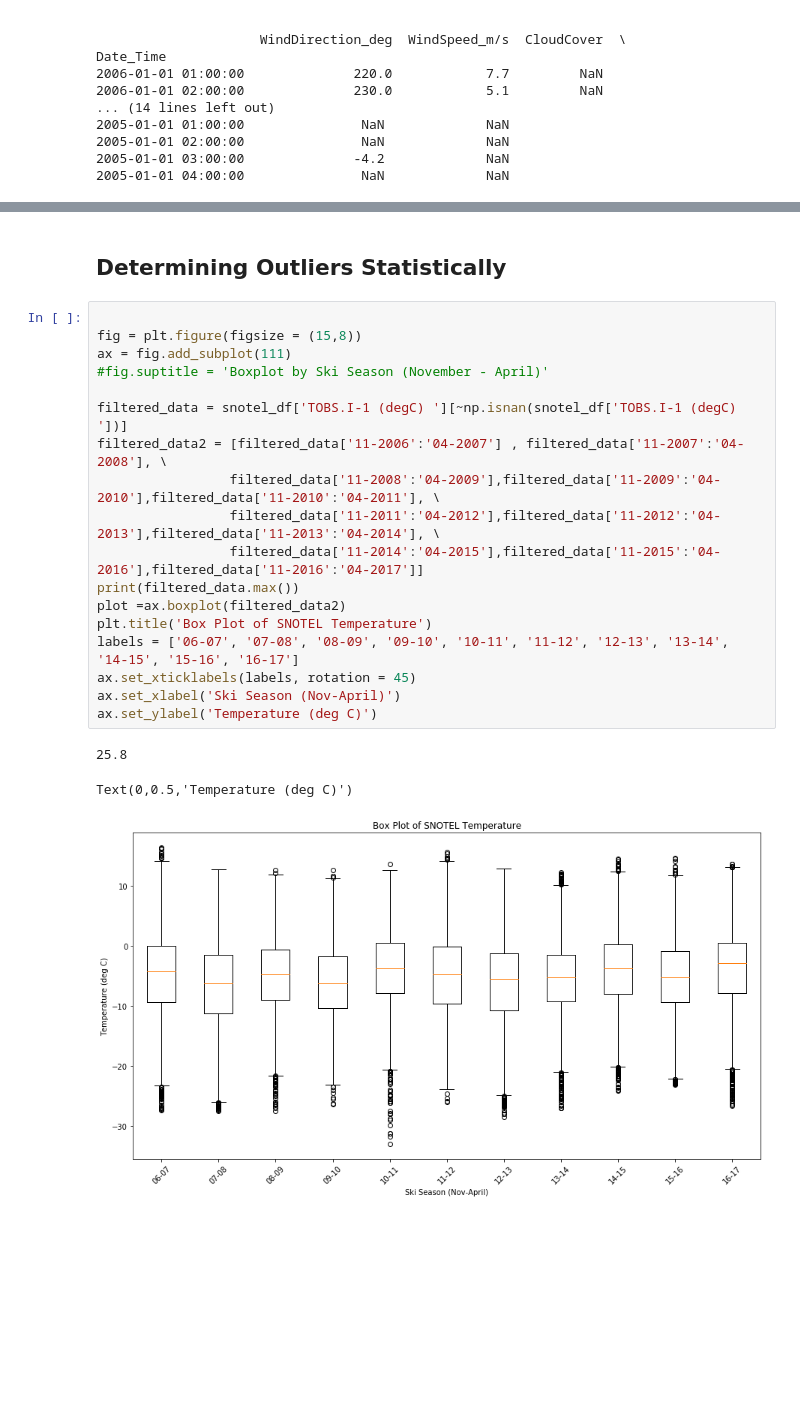
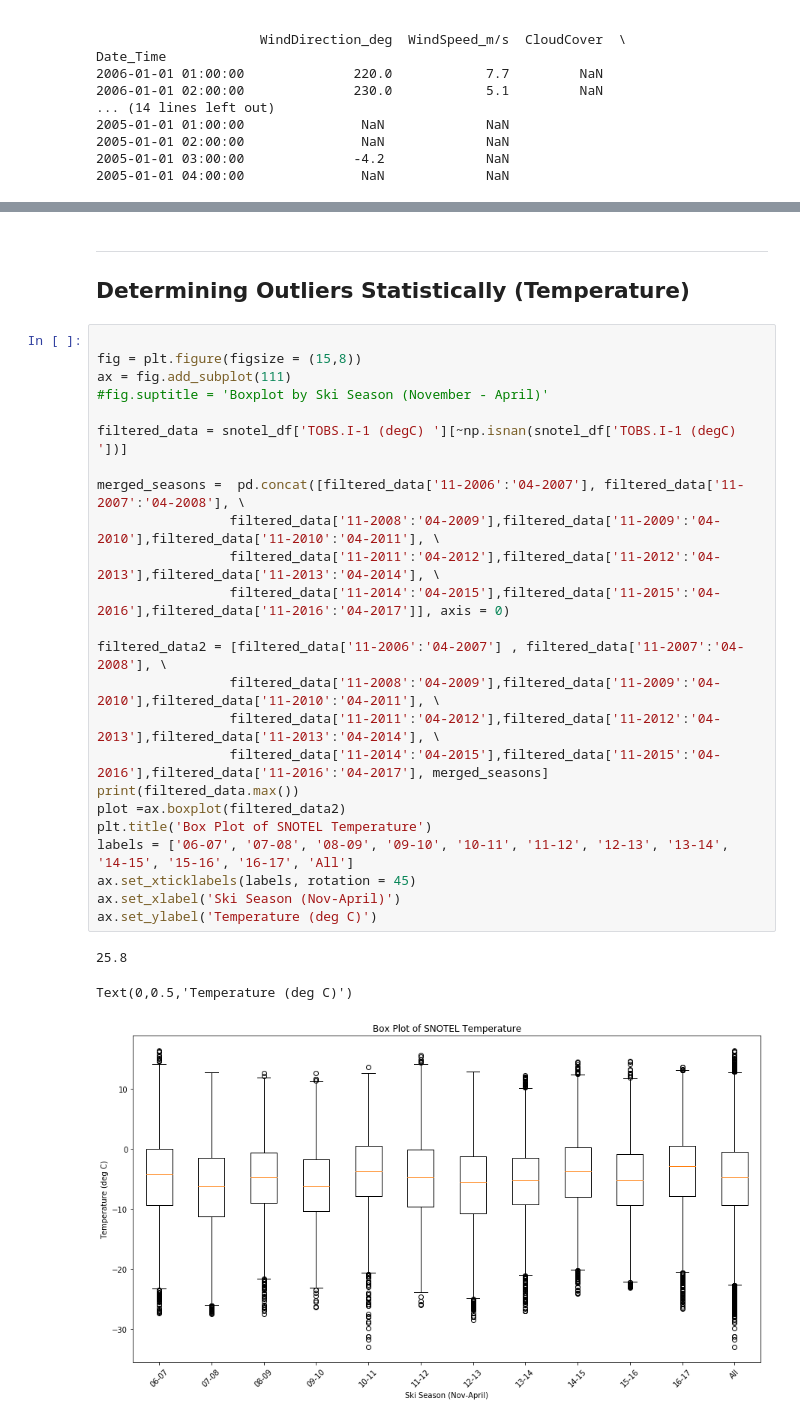
Before and after one commit to dustinrapp/Capstone_Springboard_Intermediate_Python, a Jupyter notebook: Statistics Project.ipynb, the cells around one changed output, grey strips where cells are left out. Saved outputs shown, nothing was run; the diff lists cells and outputs as text; blank space fills up the shorter version.

```diff
--- a/Statistics Project.ipynb
+++ b/Statistics Project.ipynb
@@ -58,24 +152,33 @@ Date_Time
 # %% [markdown]
-## Determining Outliers Statistically
+----
+
+
+## Determining Outliers Statistically (Temperature)
 # %%
 
 fig = plt.figure(figsize = (15,8))
 ax = fig.add_subplot(111)
 #fig.suptitle = 'Boxplot by Ski Season (November - April)'
 
 filtered_data = snotel_df['TOBS.I-1 (degC) '][~np.isnan(snotel_df['TOBS.I-1 (degC) '])]
+
+merged_seasons =  pd.concat([filtered_data['11-2006':'04-2007'], filtered_data['11-2007':'04-2008'], \
+                 filtered_data['11-2008':'04-2009'],filtered_data['11-2009':'04-2010'],filtered_data['11-2010':'04-2011'], \
+                 filtered_data['11-2011':'04-2012'],filtered_data['11-2012':'04-2013'],filtered_data['11-2013':'04-2014'], \
+                 filtered_data['11-2014':'04-2015'],filtered_data['11-2015':'04-2016'],filtered_data['11-2016':'04-2017']], axis = 0)
+
 filtered_data2 = [filtered_data['11-2006':'04-2007'] , filtered_data['11-2007':'04-2008'], \
                  filtered_data['11-2008':'04-2009'],filtered_data['11-2009':'04-2010'],filtered_data['11-2010':'04-2011'], \
                  filtered_data['11-2011':'04-2012'],filtered_data['11-2012':'04-2013'],filtered_data['11-2013':'04-2014'], \
-                 filtered_data['11-2014':'04-2015'],filtered_data['11-2015':'04-2016'],filtered_data['11-2016':'04-2017']]
+                 filtered_data['11-2014':'04-2015'],filtered_data['11-2015':'04-2016'],filtered_data['11-2016':'04-2017'], merged_seasons]
 print(filtered_data.max())
 plot =ax.boxplot(filtered_data2)
 plt.title('Box Plot of SNOTEL Temperature')
-labels = ['06-07', '07-08', '08-09', '09-10', '10-11', '11-12', '12-13', '13-14', '14-15', '15-16', '16-17']
+labels = ['06-07', '07-08', '08-09', '09-10', '10-11', '11-12', '12-13', '13-14', '14-15', '15-16', '16-17', 'All']
 ax.set_xticklabels(labels, rotation = 45)
 ax.set_xlabel('Ski Season (Nov-April)')
 ax.set_ylabel('Temperature (deg C)')
 # %% [output]
 25.8
 Text(0,0.5,'Temperature (deg C)')
-[figure, old version]
+[figure, new version]
```
Also changed, not shown: parts of 27 cells of this notebook.
